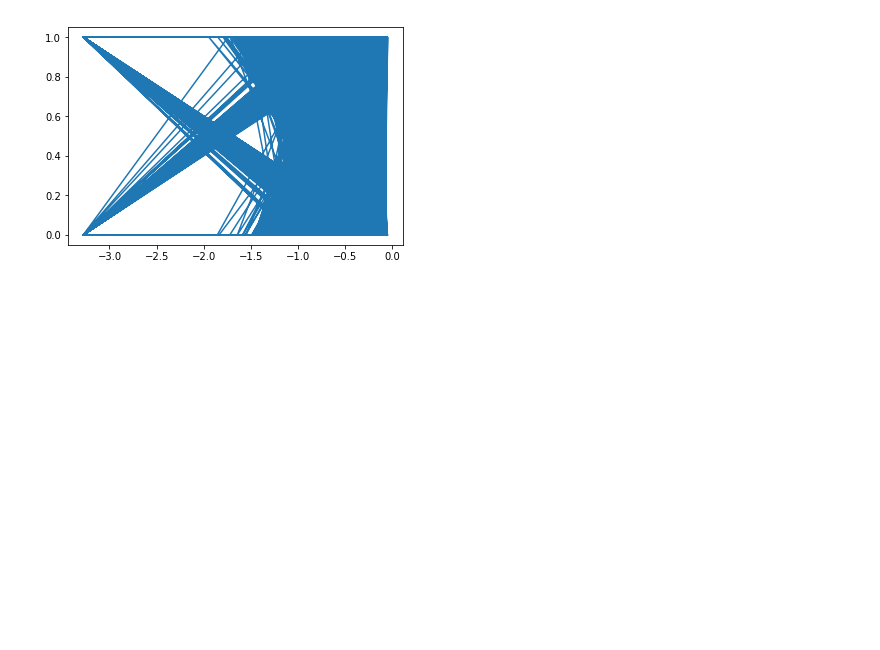
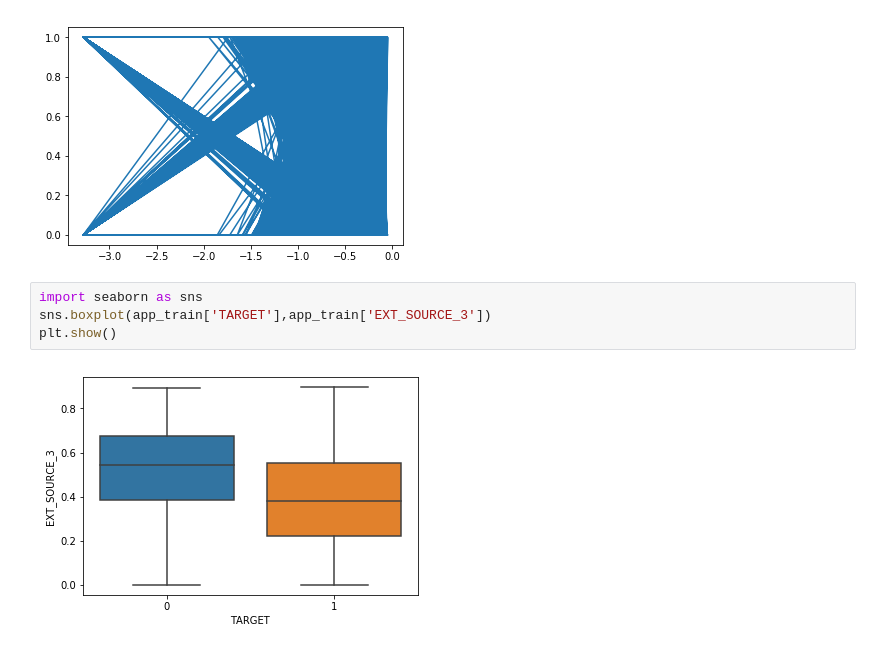
Before and after one commit to b91303046/2nd-ML100Days, a Jupyter notebook: homework/Day_010_HW.ipynb, the cells around one changed output. Drawn from its saved outputs; the diff is of its cells as text; blank space fills up the shorter version.

```diff
--- a/homework/Day_010_HW.ipynb
+++ b/homework/Day_010_HW.ipynb
@@ -113,3 +113,9 @@ plt.plot(np.log10(app_train['EXT_SOURCE_3']),app_train['TARGET'])
 plt.show()
 # %% [output]
 [figure]
+# %%
+import seaborn as sns
+sns.boxplot(app_train['TARGET'],app_train['EXT_SOURCE_3'])
+plt.show()
+# %% [output]
+[figure, added]
```
